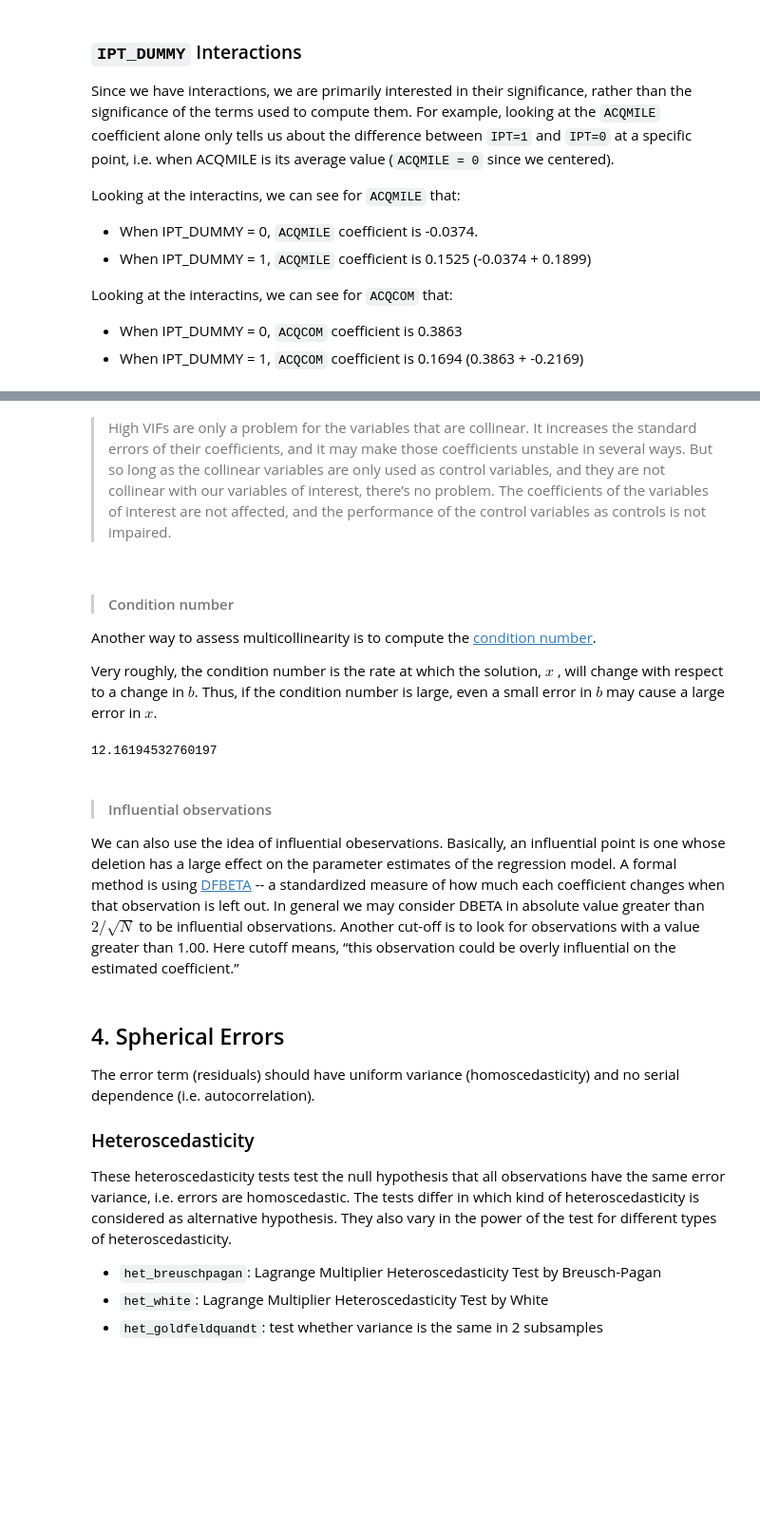
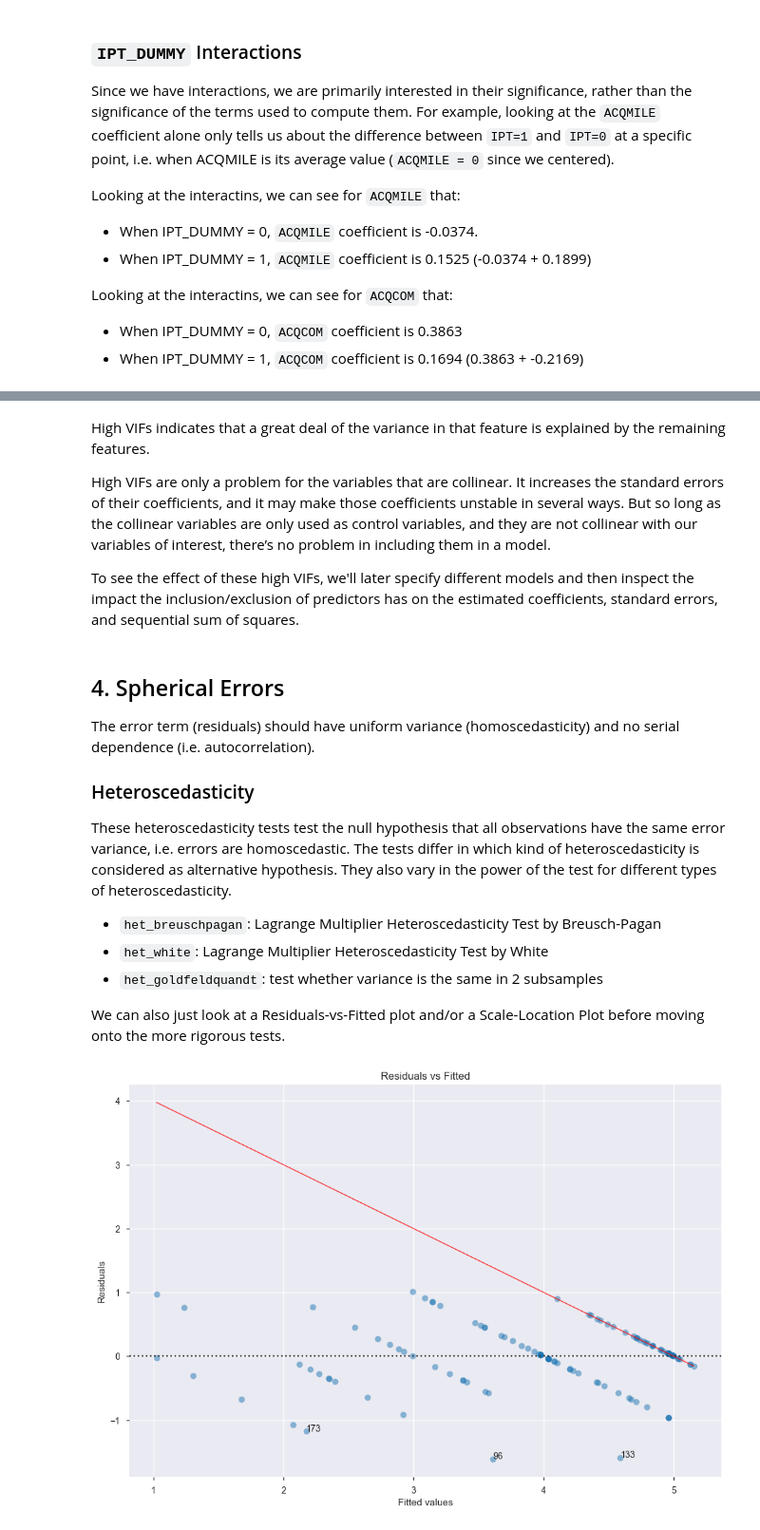
Before and after one commit to GSA/contracting-hypotheses, a Jupyter notebook: IPT Analysis.ipynb, the cells around one changed output, grey strips where cells are left out. Shown: that part at 95% size. Drawn from its saved outputs; the diff is of its cells as text; code cells hidden in the pictures; blank space fills up the shorter version.

Commit message:
ENH: reorganize assumptions tests (#4)

```diff
--- a/IPT Analysis.ipynb
+++ b/IPT Analysis.ipynb
@@ -270,17 +300,9 @@ ACQRR has vif of 6.107235524337425.
 # %% [markdown]
->High VIFs are only a problem for the variables that are collinear. It increases the standard errors of their coefficients, and it may make those coefficients unstable in several ways. But so long as the collinear variables are only used as control variables, and they are not collinear with our variables of interest, there’s no problem. The coefficients of the variables of interest are not affected, and the performance of the control variables as controls is not impaired.
+High VIFs indicates that a great deal of the variance in that feature is explained by the remaining features.
+
+High VIFs are only a problem for the variables that are collinear. It increases the standard errors of their coefficients, and it may make those coefficients unstable in several ways. But so long as the collinear variables are only used as control variables, and they are not collinear with our variables of interest, there’s no problem in including them in a model.
+
+To see the effect of these high VIFs, we'll later specify different models and then inspect the impact the inclusion/exclusion of predictors has on the estimated coefficients, standard errors, and sequential sum of squares.
-# %% [markdown]
-> #### Condition number
-Another way to assess multicollinearity is to compute the [condition number](https://en.wikipedia.org/wiki/Condition_number).
-
-Very roughly, the condition number is the rate at which the solution, $x$ , will change with respect to a change in $b$. Thus, if the condition number is large, even a small error in $b$  may cause a large error in $x$.
-# %%
-ols.condition_number
-# %% [output]
-12.16194532760197
-# %% [markdown]
-> #### Influential observations
-We can also use the idea of influential obeservations. Basically, an influential point is one whose deletion has a large effect on the parameter estimates of the regression model. A formal method is  using [DFBETA](https://en.wikipedia.org/wiki/Influential_observation) -- a standardized measure of how much each coefficient changes when that observation is left out. In general we may consider DBETA in absolute value greater than $2/\sqrt{N}$ to be influential observations. Another cut-off is to look for observations with a value greater than 1.00. Here cutoff means, “this observation could be overly influential on the estimated coefficient.”
 # %% [markdown]
 ## 4. Spherical Errors
 The error term (residuals) should have uniform variance (homoscedasticity) and no serial dependence (i.e. autocorrelation).
@@ -291,3 +313,43 @@ These heteroscedasticity tests test the null hypothesis that all observations ha
  - `het_breuschpagan`: Lagrange Multiplier Heteroscedasticity Test by Breusch-Pagan
  - `het_white`: Lagrange Multiplier Heteroscedasticity Test by White
  - `het_goldfeldquandt`: test whether variance is the same in 2 subsamples
+
+We can also just look at a Residuals-vs-Fitted plot and/or a Scale-Location Plot before moving onto the more rigorous tests.
+# %%
+def plot_residuals_fitted(model, data):
+    '''
+    Draw a scatterplot of fitted values against residuals, with a locally weighted scatterplot smoothing (lowess)
+    regression line showing any apparent trend.
+    '''
+    resid = model.resid
+    model_fitted_y = model.fittedvalues
+
+    plot_lm_1 = plt.figure(1)
+    plot_lm_1.set_figheight(8)
+    plot_lm_1.set_figwidth(12)
+
+    model_fitted_y = ols.fittedvalues
+    # absolute residuals
+    model_abs_resid = np.abs(resid)
+    plot_lm_1.axes[0] = sns.residplot(model_fitted_y, 'OVALLSAT',
+                                      data=data,
+                                      lowess=True,
+                                      scatter_kws={'alpha': 0.5},
+                                      line_kws={'color': 'red', 'lw': 1, 'alpha': 0.8})
+
+    plot_lm_1.axes[0].set_title('Residuals vs Fitted')
+    plot_lm_1.axes[0].set_xlabel('Fitted values')
+    plot_lm_1.axes[0].set_ylabel('Residuals')
+
+    # annotations
+    abs_resid = model_abs_resid.sort_values(ascending=False)
+    abs_resid_top_3 = abs_resid[:3]
+
+    for i in abs_resid_top_3.index:
+        plot_lm_1.axes[0].annotate(i,
+                                   xy=(model_fitted_y[i],
+                                       resid[i]))
+
+plot_residuals_fitted(ols, design_df)
+# %% [output]
+[figure, added]
```
Also changed, not shown: parts of 25 cells of this notebook.
